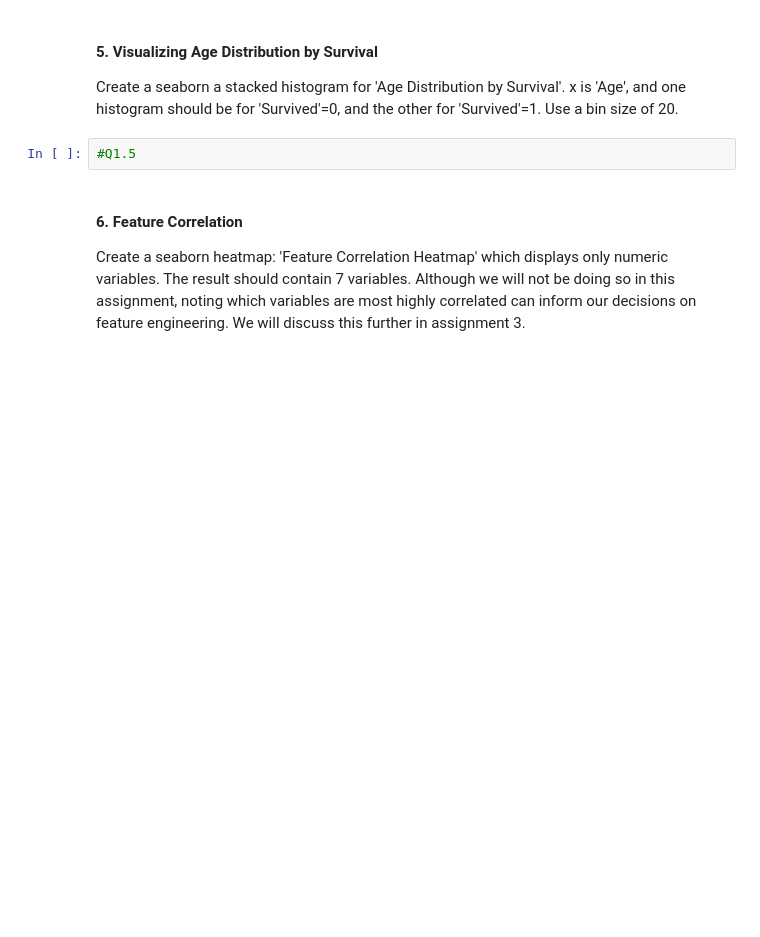
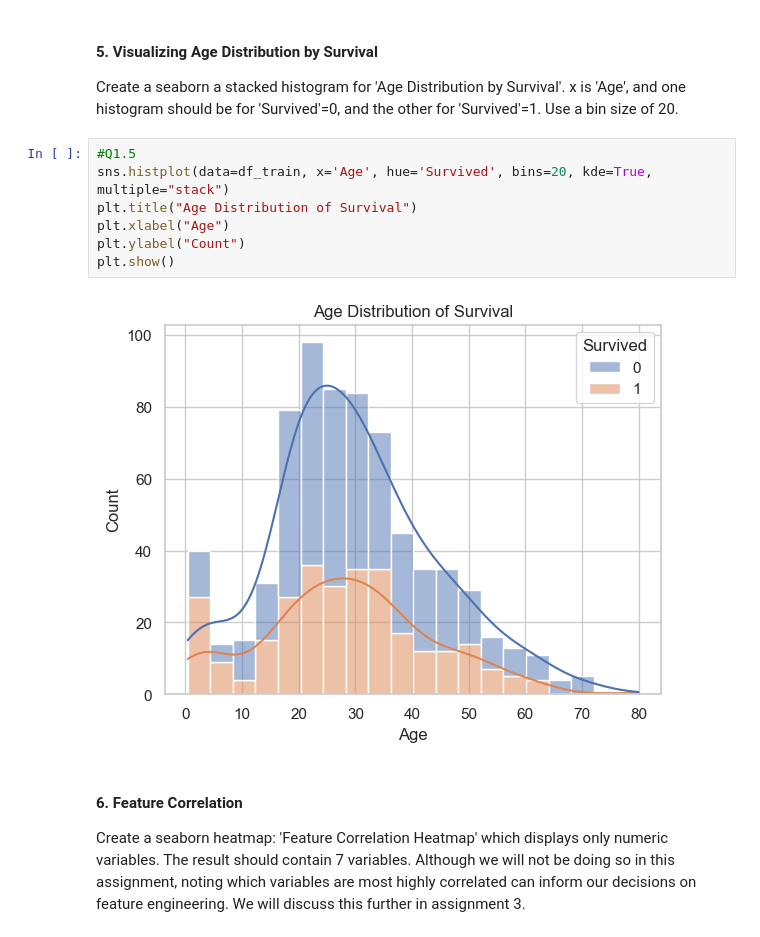
Before and after one commit to issarmank/ds3000-assignment2-classification, a Jupyter notebook: Assignment 2 Classification with Ridge LASSO and NN.ipynb, the cells around one changed output. Saved outputs shown, nothing was run; the diff lists cells and outputs as text; blank space fills up the shorter version.

Commit message:
made histogram for age survival visualization

```diff
--- a/Assignment 2 Classification with Ridge LASSO and NN.ipynb
+++ b/Assignment 2 Classification with Ridge LASSO and NN.ipynb
@@ -159,6 +159,13 @@ plt.show()
 Create a seaborn a stacked histogram for 'Age Distribution by Survival'. x is 'Age', and one histogram should be for 'Survived'=0, and the other for 'Survived'=1. Use a bin size of 20.
 # %%
 #Q1.5
+sns.histplot(data=df_train, x='Age', hue='Survived', bins=20, kde=True, multiple="stack")
+plt.title("Age Distribution of Survival")
+plt.xlabel("Age")
+plt.ylabel("Count")
+plt.show()
+# %% [output]
+[figure, added]
 # %% [markdown]
 #### 6. Feature Correlation
 
```
